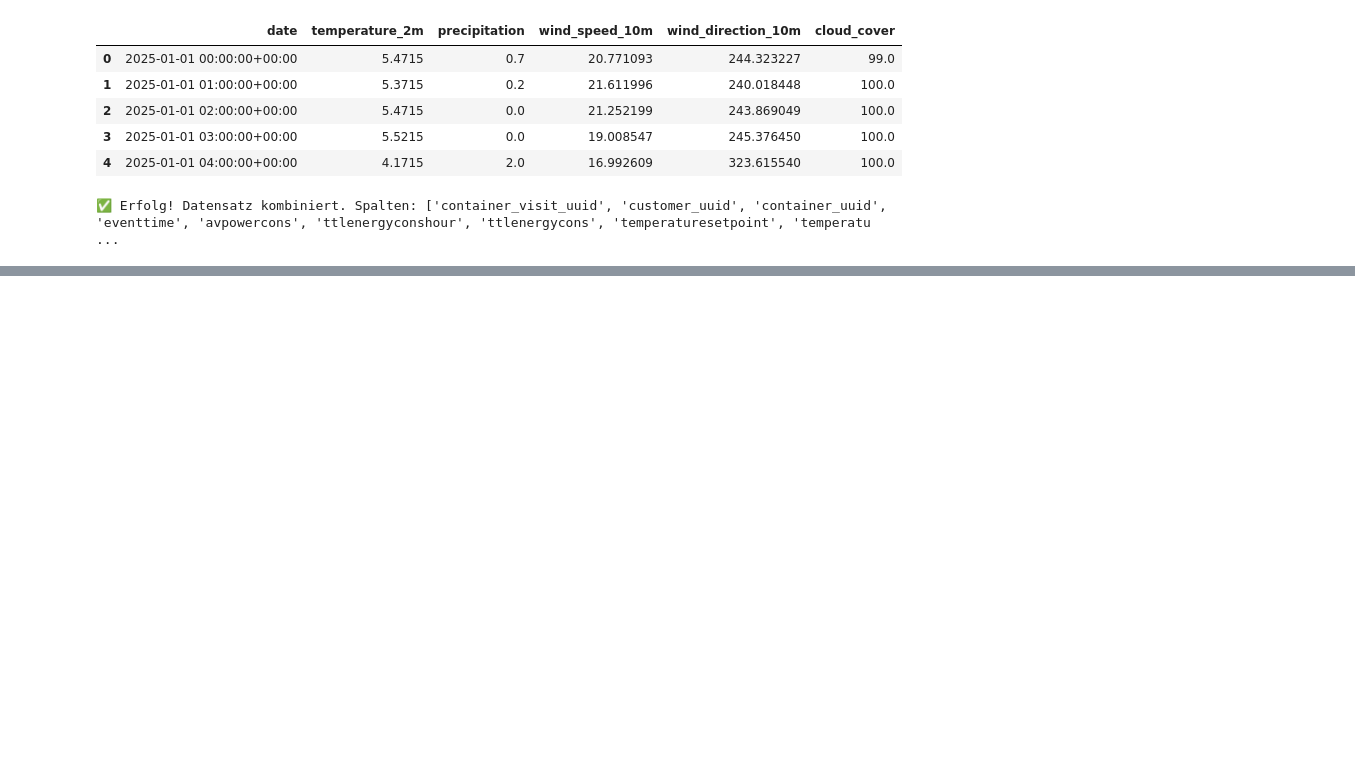
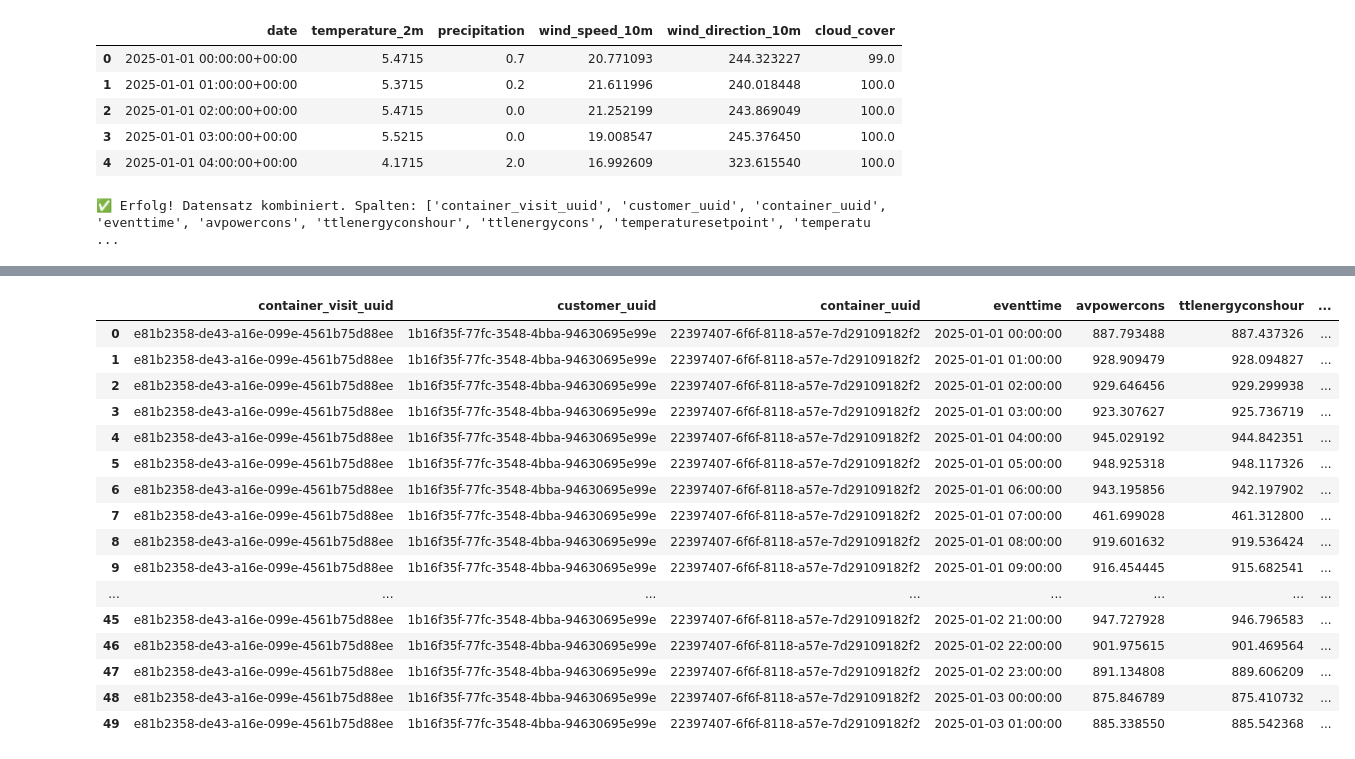
Before and after one commit to janofrank/Merge-Error, a Jupyter notebook: Merge_Error_Main.ipynb, the cells around one changed output, grey strips where cells are left out. Drawn from its saved outputs; the diff is of its cells as text; code cells hidden in the pictures; blank space fills up the shorter version.

```diff
--- a/Merge_Error_Main.ipynb
+++ b/Merge_Error_Main.ipynb
@@ -142,0 +151,3 @@ df_reefer
+# %%
+df_reefer['stay_total_hours_elapsed'] = df_reefer.groupby('container_visit_uuid').cumcount() + 1
+df_reefer
@@ -356,0 +383,82 @@ df_reefer_combined
+# %%
+stack_means = (
+    df_reefer_combined
+    .groupby(["eventtime", "stack_tier"])["temperaturesetpoint"]
+    .mean()
+    .unstack()
+)
+
+# Falls die Spalten 1,2,3 nicht alle vorhanden sind, trotzdem anlegen
+for col in [1, 2, 3]:
+    if col not in stack_means.columns:
+        stack_means[col] = np.nan
+
+stack_means = stack_means[[1, 2, 3]]
+
+# 2) Surrounding average je stack berechnen
+stack_means["avg_surrounding_settemperature_stack_1"] = stack_means[[1, 2]].mean(axis=1)
+stack_means["avg_surrounding_settemperature_stack_2"] = stack_means[[1, 2, 3]].mean(axis=1)
+stack_means["avg_surrounding_settemperature_stack_3"] = stack_means[[2, 3]].mean(axis=1)
+
+# 3) Nur die benötigten Spalten zurück in langes Format
+surrounding_lookup = (
+    stack_means[
+        [
+            "avg_surrounding_settemperature_stack_1",
+            "avg_surrounding_settemperature_stack_2",
+            "avg_surrounding_settemperature_stack_3",
+        ]
+    ]
+    .reset_index()
+)
+
+# 4) Je nach stack_tier die richtige Spalte auswählen
+df_reefer_combined = df_reefer_combined.merge(
+    surrounding_lookup,
+    on="eventtime",
+    how="left"
+)
+
+df_reefer_combined["avg_sorounding_settemperature"] = np.select(
+    [
+        df_reefer_combined["stack_tier"] == 1,
+        df_reefer_combined["stack_tier"] == 2,
+        df_reefer_combined["stack_tier"] == 3,
+    ],
+    [
+        df_reefer_combined["avg_surrounding_settemperature_stack_1"],
+        df_reefer_combined["avg_surrounding_settemperature_stack_2"],
+        df_reefer_combined["avg_surrounding_settemperature_stack_3"],
+    ],
+    default=np.nan
+)
+
+# Optional: Hilfsspalten wieder entfernen
+df_reefer_combined.drop(
+    columns=[
+        "avg_surrounding_settemperature_stack_1",
+        "avg_surrounding_settemperature_stack_2",
+        "avg_surrounding_settemperature_stack_3",
+    ],
+    inplace=True
+)
+
+df_reefer_combined.head(50)
+# %% [output]
+|  | container_visit_uuid | customer_uuid | container_uuid | eventtime | avpowercons | ttlenergyconshour | ... |
+| 0 | e81b2358-de43-a16e-099e-4561b75d88ee | 1b16f35f-77fc-3548-4bba-94630695e99e | 22397407-6f6f-8118-a57e-7d29109182f2 | 2025-01-01 00:00:00 | 887.793488 | 887.437326 | ... |
+| 1 | e81b2358-de43-a16e-099e-4561b75d88ee | 1b16f35f-77fc-3548-4bba-94630695e99e | 22397407-6f6f-8118-a57e-7d29109182f2 | 2025-01-01 01:00:00 | 928.909479 | 928.094827 | ... |
+| 2 | e81b2358-de43-a16e-099e-4561b75d88ee | 1b16f35f-77fc-3548-4bba-94630695e99e | 22397407-6f6f-8118-a57e-7d29109182f2 | 2025-01-01 02:00:00 | 929.646456 | 929.299938 | ... |
+| 3 | e81b2358-de43-a16e-099e-4561b75d88ee | 1b16f35f-77fc-3548-4bba-94630695e99e | 22397407-6f6f-8118-a57e-7d29109182f2 | 2025-01-01 03:00:00 | 923.307627 | 925.736719 | ... |
+| 4 | e81b2358-de43-a16e-099e-4561b75d88ee | 1b16f35f-77fc-3548-4bba-94630695e99e | 22397407-6f6f-8118-a57e-7d29109182f2 | 2025-01-01 04:00:00 | 945.029192 | 944.842351 | ... |
+| 5 | e81b2358-de43-a16e-099e-4561b75d88ee | 1b16f35f-77fc-3548-4bba-94630695e99e | 22397407-6f6f-8118-a57e-7d29109182f2 | 2025-01-01 05:00:00 | 948.925318 | 948.117326 | ... |
+| 6 | e81b2358-de43-a16e-099e-4561b75d88ee | 1b16f35f-77fc-3548-4bba-94630695e99e | 22397407-6f6f-8118-a57e-7d29109182f2 | 2025-01-01 06:00:00 | 943.195856 | 942.197902 | ... |
+| 7 | e81b2358-de43-a16e-099e-4561b75d88ee | 1b16f35f-77fc-3548-4bba-94630695e99e | 22397407-6f6f-8118-a57e-7d29109182f2 | 2025-01-01 07:00:00 | 461.699028 | 461.312800 | ... |
+| 8 | e81b2358-de43-a16e-099e-4561b75d88ee | 1b16f35f-77fc-3548-4bba-94630695e99e | 22397407-6f6f-8118-a57e-7d29109182f2 | 2025-01-01 08:00:00 | 919.601632 | 919.536424 | ... |
+| 9 | e81b2358-de43-a16e-099e-4561b75d88ee | 1b16f35f-77fc-3548-4bba-94630695e99e | 22397407-6f6f-8118-a57e-7d29109182f2 | 2025-01-01 09:00:00 | 916.454445 | 915.682541 | ... |
+| ... | ... | ... | ... | ... | ... | ... | ... |
+| 45 | e81b2358-de43-a16e-099e-4561b75d88ee | 1b16f35f-77fc-3548-4bba-94630695e99e | 22397407-6f6f-8118-a57e-7d29109182f2 | 2025-01-02 21:00:00 | 947.727928 | 946.796583 | ... |
+| 46 | e81b2358-de43-a16e-099e-4561b75d88ee | 1b16f35f-77fc-3548-4bba-94630695e99e | 22397407-6f6f-8118-a57e-7d29109182f2 | 2025-01-02 22:00:00 | 901.975615 | 901.469564 | ... |
+| 47 | e81b2358-de43-a16e-099e-4561b75d88ee | 1b16f35f-77fc-3548-4bba-94630695e99e | 22397407-6f6f-8118-a57e-7d29109182f2 | 2025-01-02 23:00:00 | 891.134808 | 889.606209 | ... |
+| 48 | e81b2358-de43-a16e-099e-4561b75d88ee | 1b16f35f-77fc-3548-4bba-94630695e99e | 22397407-6f6f-8118-a57e-7d29109182f2 | 2025-01-03 00:00:00 | 875.846789 | 875.410732 | ... |
+| 49 | e81b2358-de43-a16e-099e-4561b75d88ee | 1b16f35f-77fc-3548-4bba-94630695e99e | 22397407-6f6f-8118-a57e-7d29109182f2 | 2025-01-03 01:00:00 | 885.338550 | 885.542368 | ... |
```
Also changed, not shown: parts of 7 cells of this notebook.
